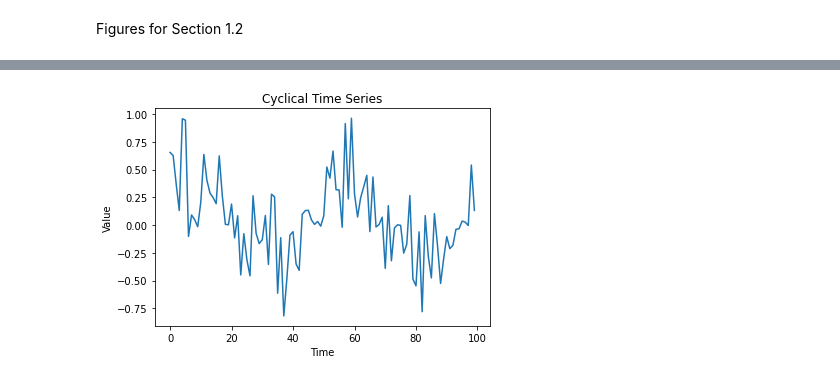
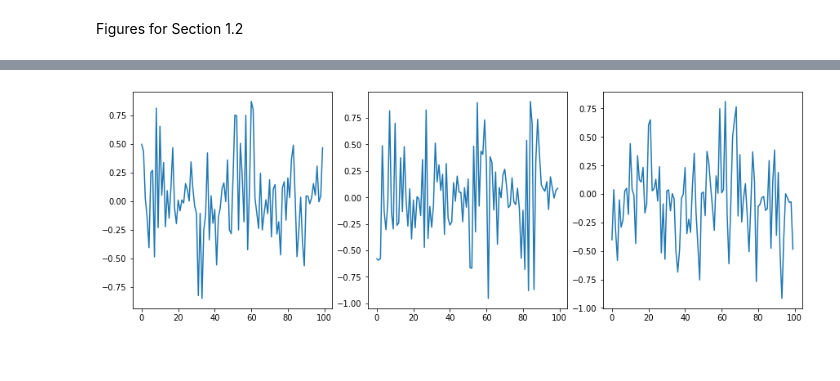
Before and after one commit to lu-lu-xue/Applied-Time-Series-Analysis, a Jupyter notebook: coding/ch1/Section 1.2.ipynb, the cells around one changed output, grey strips where cells are left out. Cells and saved outputs as stored; diff of their text form; code cells hidden in the pictures.

```diff
--- a/coding/ch1/Section 1.2.ipynb
+++ b/coding/ch1/Section 1.2.ipynb
@@ -10,19 +13,22 @@ Figure 1.5
 # %%
-# plot for cyclical time series
+# plot for Cyclical Time Series seq
 def genCTS(R,phi):
     t = np.arange(1, 101)
-    # R = np.random.uniform(-0.5, 1, 100)
-    # phi = np.random.uniform(0, 1, 100)
     lmbda = np.pi / 25
 
     cyc = R * np.sin(lmbda * t + phi)
 
-    plt.plot(cyc)
-    plt.xlabel('Time')
-    plt.ylabel('Value')
-    plt.title('Cyclical Time Series')
-    plt.show()
+    return cyc
 # %%
-R = np.random.uniform(-0.5, 1, 100)
+R1 = np.random.uniform(-0.5, 1, 100)
 phi = np.random.uniform(0, 1, 100)
-genCTS(R,phi)
+simulated100 = genCTS(R1,phi)
+
+
+R2 = np.random.uniform(-1, 1, 100)
+stochasticAm = genCTS(R2,phi)
+
+
+R3 = np.random.uniform(-0.5, 1, 100)
+phi3 = np.random.standard_normal(100)
+sinePart = genCTS(R3,phi3)
@@ -31,7 +35,8 @@ genCTS(R,phi)
 # %%
-
-R = np.random.uniform(-0.3, 1, 100)
-phi = np.random.uniform(0, 1, 100)
-genCTS(R,phi)
+fig, axs = plt.subplots(1, 3, figsize=(12,4),constrained_layout = True)
+axs[0].plot(simulated100)
+axs[1].plot(stochasticAm)
+axs[2].plot(sinePart)
+plt.show()
 # %% [output]
-[figure, old version]
+[figure, new version]
```
Also changed, not shown: parts of 7 cells of this notebook.
